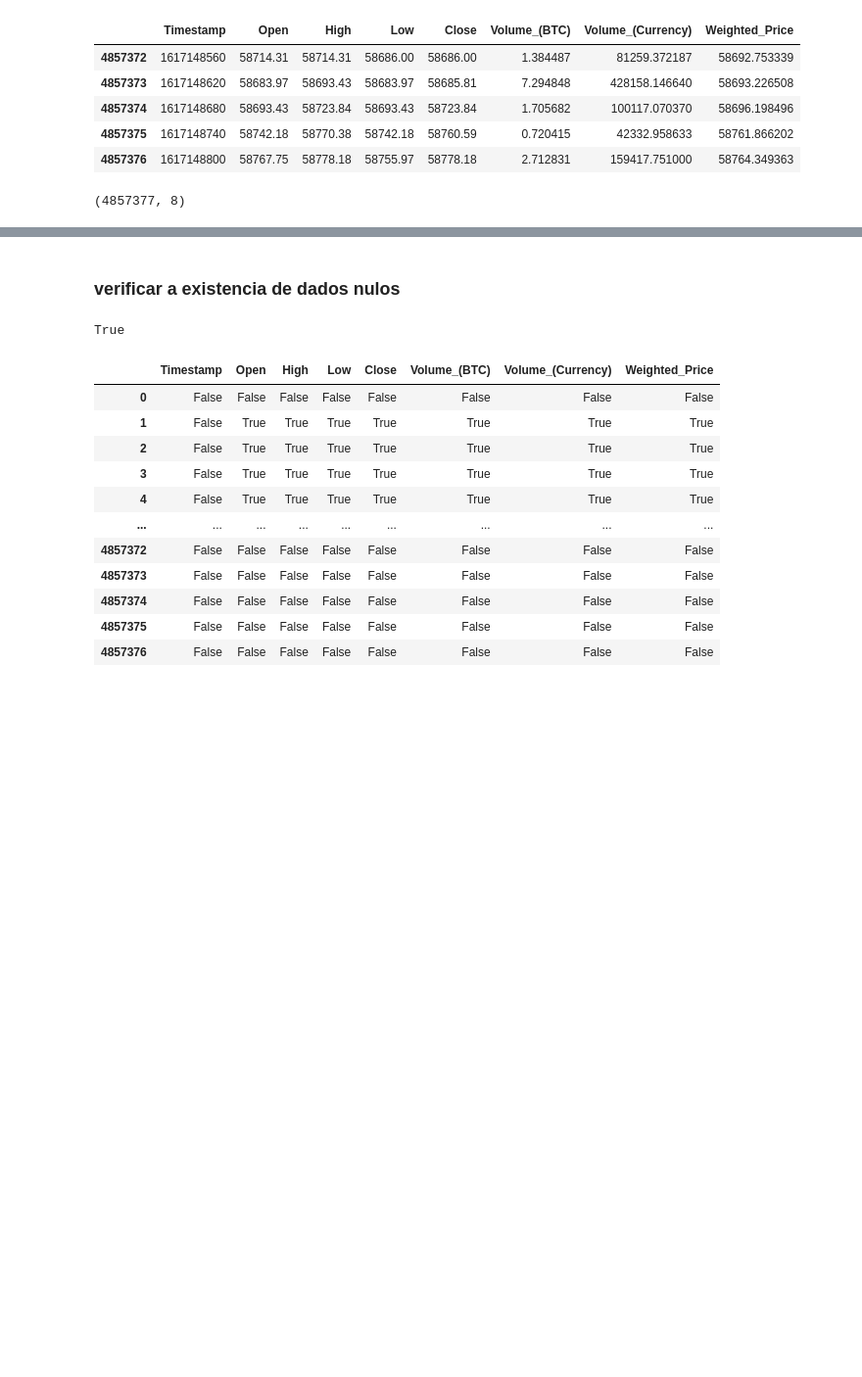
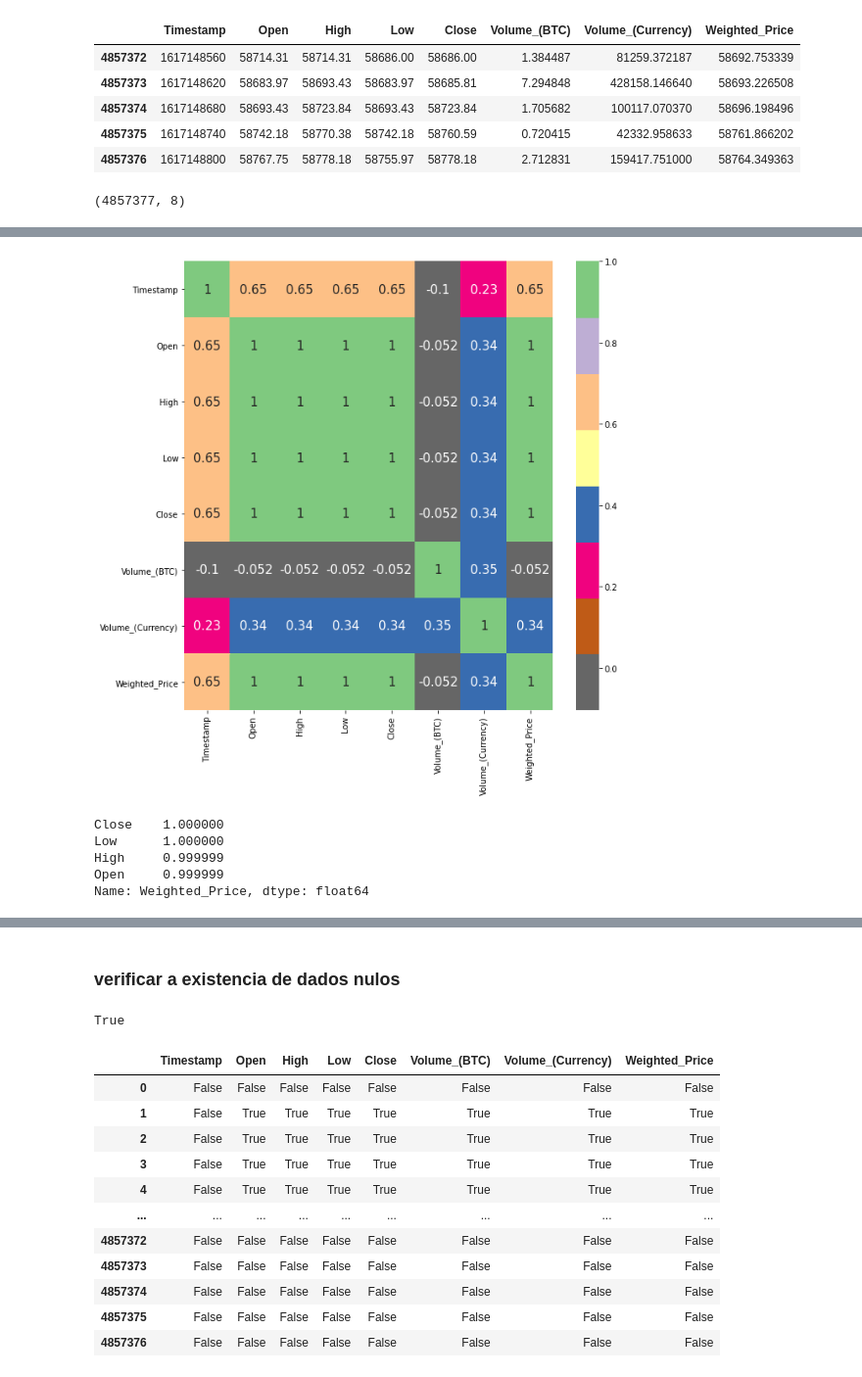
Before and after one commit to fabriciocovalesci/CryptocurrencyPricePrediction, a Jupyter notebook: DataAnalysisCrypto/Analise BTC.ipynb, the cells around one changed output, grey strips where cells are left out. Shown at 98% size. Cells and saved outputs as stored; diff of their text form; code cells hidden in the pictures; blank space fills up the shorter version.

```diff
--- a/DataAnalysisCrypto/Analise BTC.ipynb
+++ b/DataAnalysisCrypto/Analise BTC.ipynb
@@ -36,0 +107,6 @@ df.shape
+# %%
+plt.figure(figsize=(10,10))
+sns.heatmap(df.corr(), annot=True, cmap=plt.cm.Accent_r, annot_kws={'fontsize':15})
+plt.show()
+# %% [output]
+[figure, added]
@@ -36,0 +121,8 @@ df.shape
+# %%
+corr_feature
+# %% [output]
+Close    1.000000
+Low      1.000000
+High     0.999999
+Open     0.999999
+Name: Weighted_Price, dtype: float64
```
Also changed, not shown: parts of 36 cells of this notebook, 1 other file.
